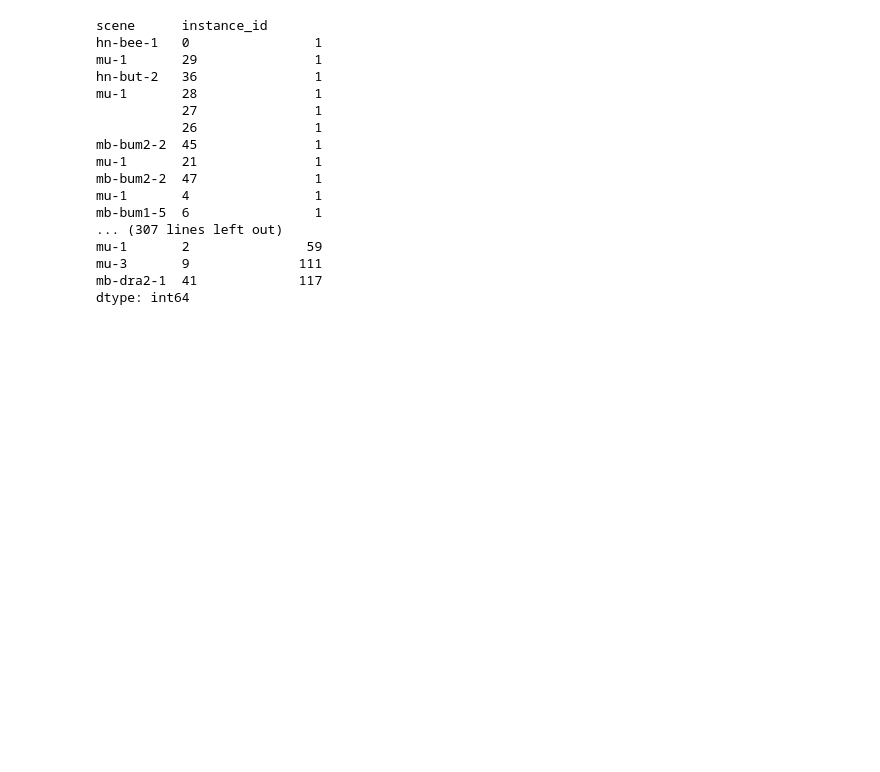
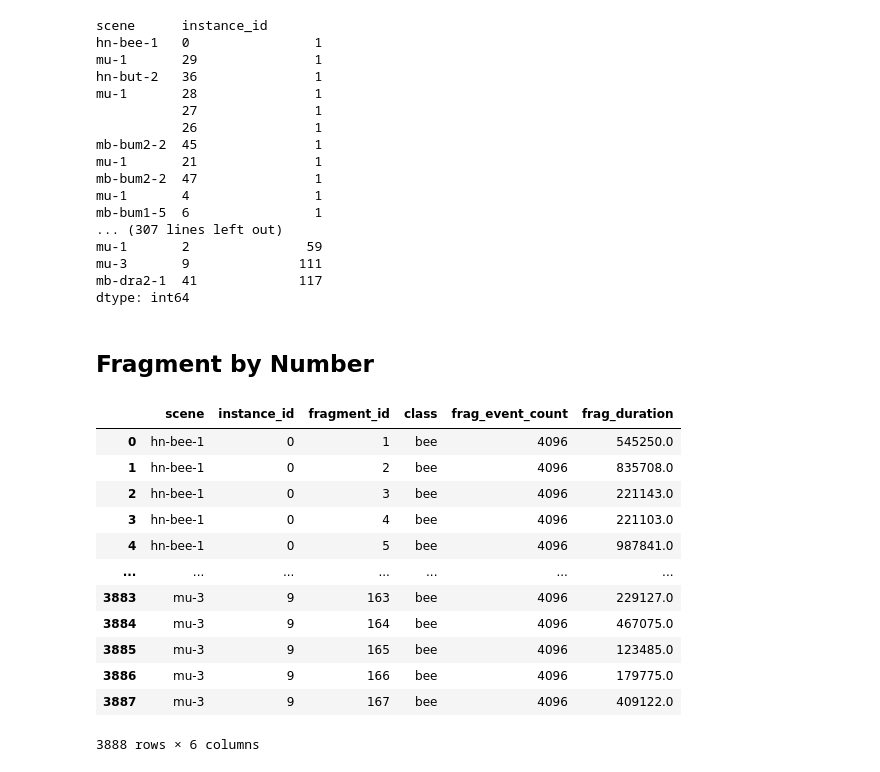
Before and after one commit to boeges/ma_point_cloud_processing, a Jupyter notebook: dataset_statistics.ipynb, the cells around one changed output. Drawn from its saved outputs; the diff is of its cells as text; code cells hidden in the pictures; blank space fills up the shorter version.

```diff
--- a/dataset_statistics.ipynb
+++ b/dataset_statistics.ipynb
@@ -676,3 +676,22 @@ mu-1       2               59
 mu-3       9              111
 mb-dra2-1  41             117
 dtype: int64
+# %% [markdown]
+## Fragment by Number
+# %%
+num_df = pd.read_csv("output/logs/fragmentation_by_num/fragments_ds5_4096pts.csv")
+display(num_df)
+# %% [output]
+|  | scene | instance_id | fragment_id | class | frag_event_count | frag_duration |
+| 0 | hn-bee-1 | 0 | 1 | bee | 4096 | 545250.0 |
+| 1 | hn-bee-1 | 0 | 2 | bee | 4096 | 835708.0 |
+| 2 | hn-bee-1 | 0 | 3 | bee | 4096 | 221143.0 |
+| 3 | hn-bee-1 | 0 | 4 | bee | 4096 | 221103.0 |
+| 4 | hn-bee-1 | 0 | 5 | bee | 4096 | 987841.0 |
+| ... | ... | ... | ... | ... | ... | ... |
+| 3883 | mu-3 | 9 | 163 | bee | 4096 | 229127.0 |
+| 3884 | mu-3 | 9 | 164 | bee | 4096 | 467075.0 |
+| 3885 | mu-3 | 9 | 165 | bee | 4096 | 123485.0 |
+| 3886 | mu-3 | 9 | 166 | bee | 4096 | 179775.0 |
+| 3887 | mu-3 | 9 | 167 | bee | 4096 | 409122.0 |
+3888 rows × 6 columns
```
Also changed, not shown: parts of 3 cells of this notebook, 7 other files.
